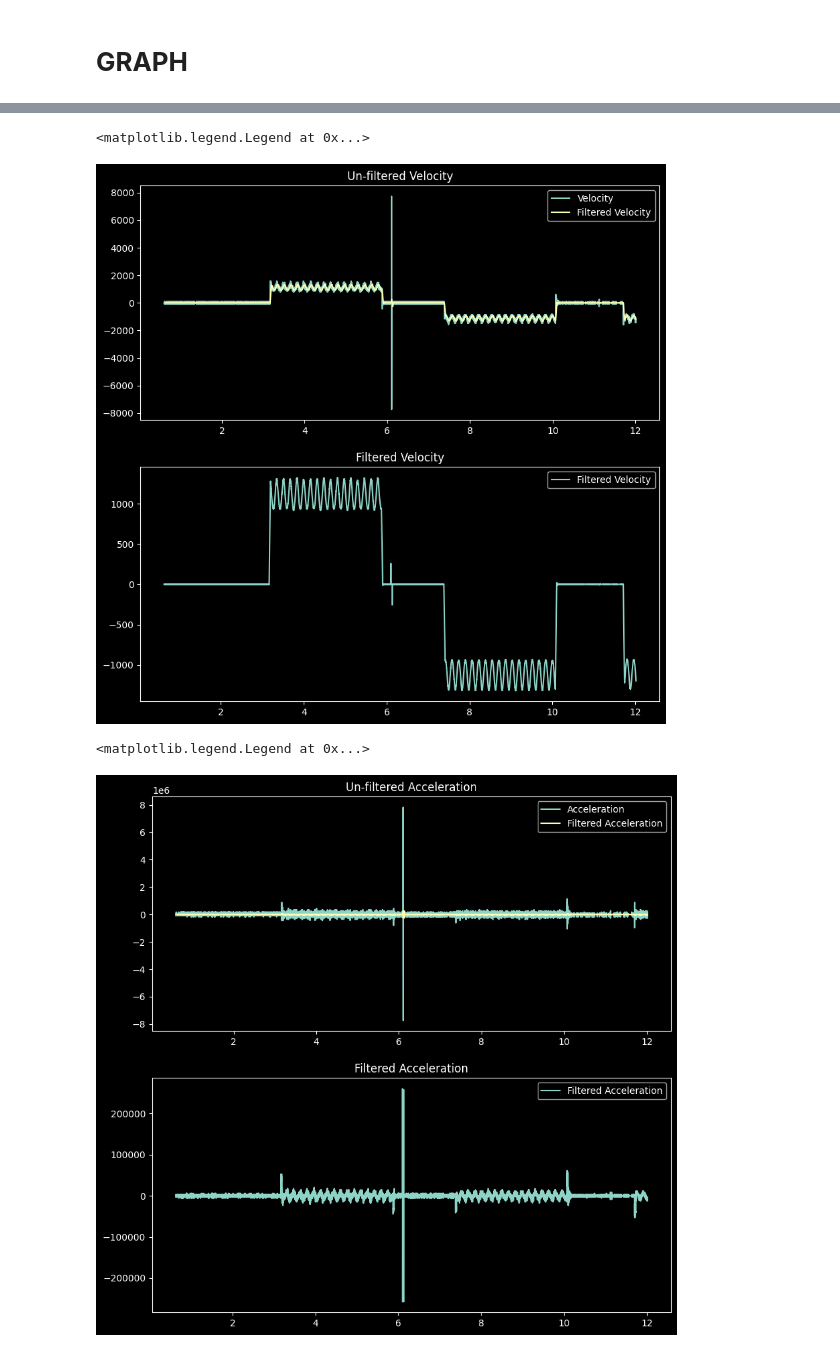
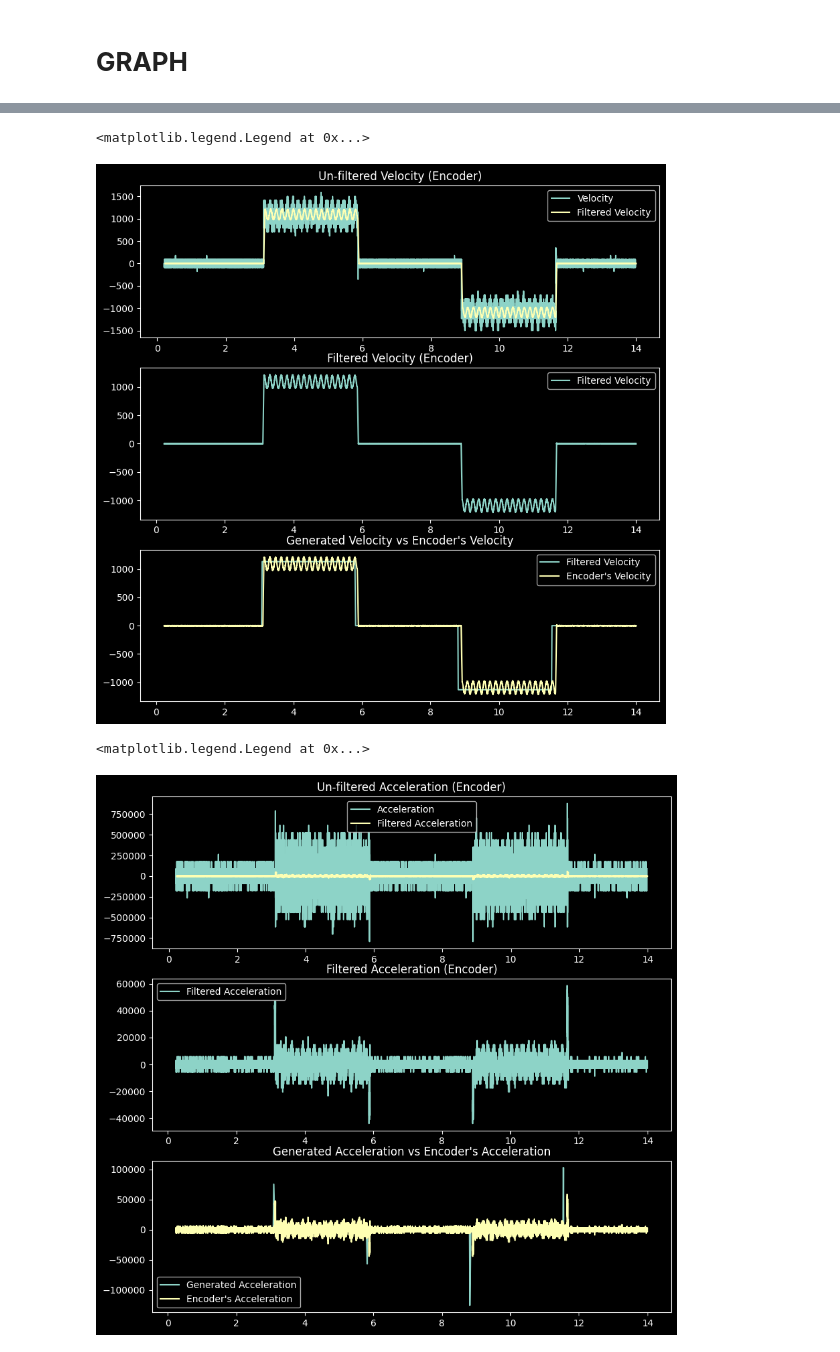
Before and after one commit to omzlette/Auto-Checkers, a Jupyter notebook: plotgraphNOLOAD.ipynb, the cells around one changed output, grey strips where cells are left out. Drawn from its saved outputs; the diff is of its cells as text; code cells hidden in the pictures.

```diff
--- a/plotgraphNOLOAD.ipynb
+++ b/plotgraphNOLOAD.ipynb
@@ -91,6 +145,6 @@ df['Angle Encoder'] = df['Angle Encoder'] - df['Angle Encoder'].iloc[0]
 # %%
 # Change direction of angle
-df['Angle Encoder'] = -df['Angle Encoder']
+df_encoder['Angle Encoder'] = -df_encoder['Angle Encoder']
 
-df.plot(x='Time', y='Angle', title='Angle vs Time (Encoder)')
+df_encoder.plot(x='Time', y='Angle Encoder', title='Angle vs Time (Encoder)')
 # %% [output]
@@ -99,11 +167,11 @@ df.plot(x='Time', y='Angle', title='Angle vs Time (Encoder)')
 # %%
 # dfEncoder['Radian'] = np.deg2rad(dfEncoder['Angle'])
 # dfEncoder['Velocity'] = dfEncoder['Radian'].diff() / dfEncoder['Time'].diff()
-df['Velocity Encoder'] = df['Angle Encoder'].diff() / df['Time'].diff()
-df['Velocity Encoder'] = df['Velocity Encoder'].fillna(0)
+df_encoder['Velocity Encoder'] = df_encoder['Angle Encoder'].diff() / df_encoder['Time'].diff()
+df_encoder['Velocity Encoder'] = df_encoder['Velocity Encoder'].fillna(0)
 
-df['Acceleration Encoder'] = df['Velocity Encoder'].diff() / df['Time'].diff()
-df['Acceleration Encoder'] = df['Acceleration Encoder'].fillna(0)
+df_encoder['Acceleration Encoder'] = df_encoder['Velocity Encoder'].diff() / df_encoder['Time'].diff()
+df_encoder['Acceleration Encoder'] = df_encoder['Acceleration Encoder'].fillna(0)
 
-df.head()
+df_encoder.head()
 # %% [output]
@@ -117,9 +199,11 @@ df.head()
 # columnsDF = ['Position', 'Angle', 'Radian', 'Velocity', 'Acceleration', 'Started', 'Time']
 # columnsDFEncoder = ['Raw Angle', 'Angle', 'Radian', 'Velocity', 'Acceleration', 'Match Flag', 'Started', 'Time']
 
-columnsDF = ['Position Generated', 'Velocity Generated', 'Acceleration Generated', 'Raw Angle', 'Angle Encoder', 'Velocity Encoder', 'Acceleration Encoder', 'Time']
+columnsDF = ['Position Generated', 'Angle Generated', 'Velocity Generated', 'Acceleration Generated', 'Time']
+columnsDFEncoder = ['Raw Angle', 'Angle Encoder', 'Velocity Encoder', 'Acceleration Encoder', 'Time']
 
 df = df[columnsDF]
+df_encoder = df_encoder[columnsDFEncoder]
 # %% [markdown]
 # **GRAPH**
 # %%
@@ -134,35 +251,43 @@ for i, col in enumerate(columnsDF):
 # %%
-dfCopy = df.copy()
+dfCopy = df_encoder.copy()
 
-# Apply low pass filter
+# Apply filter to velocity
 dfCopy['Velocity Encoder Filtered'] = dfCopy['Velocity Encoder'].rolling(window=30).mean()
 
-fig, ax = plt.subplots(2, 1, figsize=(10, 10))
+fig, ax = plt.subplots(3, 1, figsize=(10, 10))
 ax[0].plot(dfCopy['Time'], dfCopy['Velocity Encoder'])
 ax[0].plot(dfCopy['Time'], dfCopy['Velocity Encoder Filtered'])
 ax[1].plot(dfCopy['Time'], dfCopy['Velocity Encoder Filtered'])
+ax[2].plot(df['Time'], df['Velocity Generated'])
+ax[2].plot(dfCopy['Time'], dfCopy['Velocity Encoder Filtered'])
 
 ax[0].set_title('Un-filtered Velocity (Encoder)')
 ax[1].set_title('Filtered Velocity (Encoder)')
+ax[2].set_title('Generated Velocity vs Encoder\'s Velocity')
 
 ax[0].legend(['Velocity', 'Filtered Velocity'])
 ax[1].legend(['Filtered Velocity'])
+ax[2].legend(['Filtered Velocity', 'Encoder\'s Velocity'])
 # %% [output]
 <matplotlib.legend.Legend at 0x...>
-[figure, old version]
+[figure, new version]
 # %%
 dfCopy['Acceleration Encoder Filtered'] = dfCopy['Acceleration Encoder'].rolling(window=30).mean()
 
-fig, ax = plt.subplots(2, 1, figsize=(10, 10))
+fig, ax = plt.subplots(3, 1, figsize=(10, 10))
 ax[0].plot(dfCopy['Time'], dfCopy['Acceleration Encoder'])
 ax[0].plot(dfCopy['Time'], dfCopy['Acceleration Encoder Filtered'])
 ax[1].plot(dfCopy['Time'], dfCopy['Acceleration Encoder Filtered'])
+ax[2].plot(df['Time'], df['Acceleration Generated'])
+ax[2].plot(dfCopy['Time'], dfCopy['Acceleration Encoder Filtered'])
 
 ax[0].set_title('Un-filtered Acceleration (Encoder)')
 ax[1].set_title('Filtered Acceleration (Encoder)')
+ax[2].set_title('Generated Acceleration vs Encoder\'s Acceleration')
 
 ax[0].legend(['Acceleration', 'Filtered Acceleration'])
 ax[1].legend(['Filtered Acceleration'])
+ax[2].legend(['Generated Acceleration', 'Encoder\'s Acceleration'])
 # %% [output]
 <matplotlib.legend.Legend at 0x...>
-[figure, old version]
+[figure, new version]
```
Also changed, not shown: parts of 42 cells of this notebook, 17 other files.
